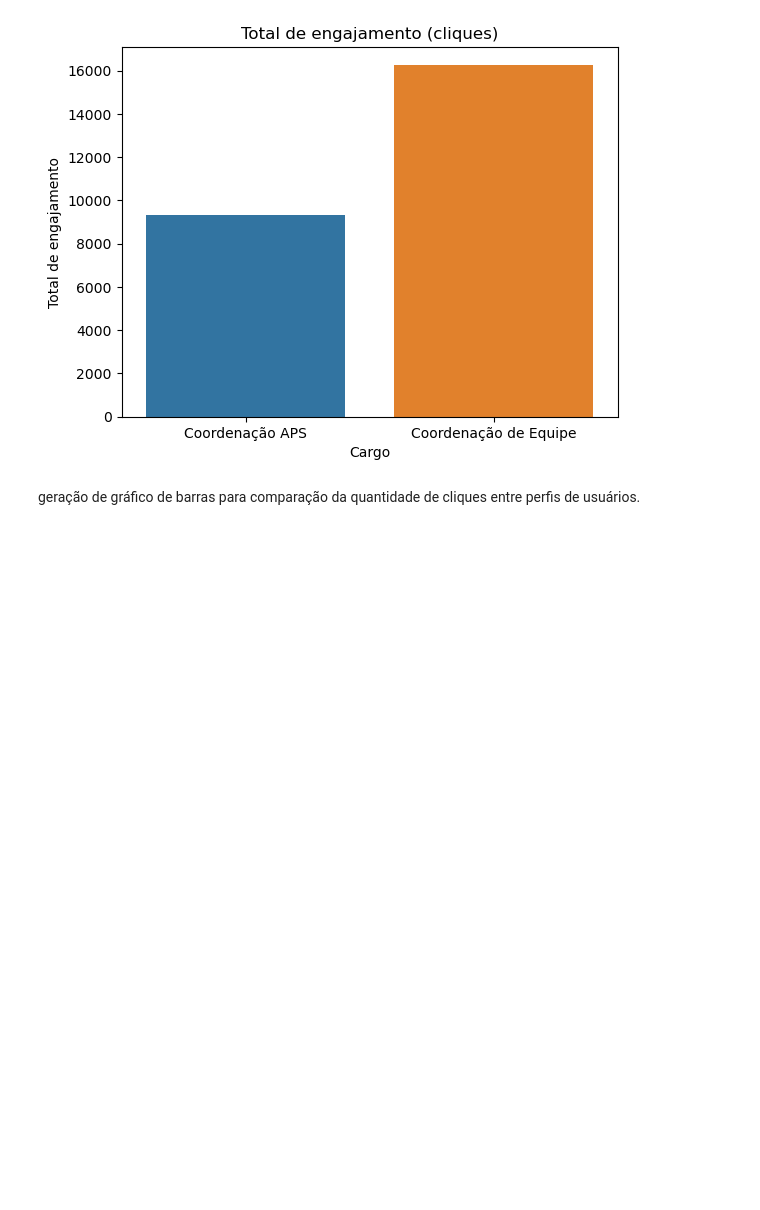
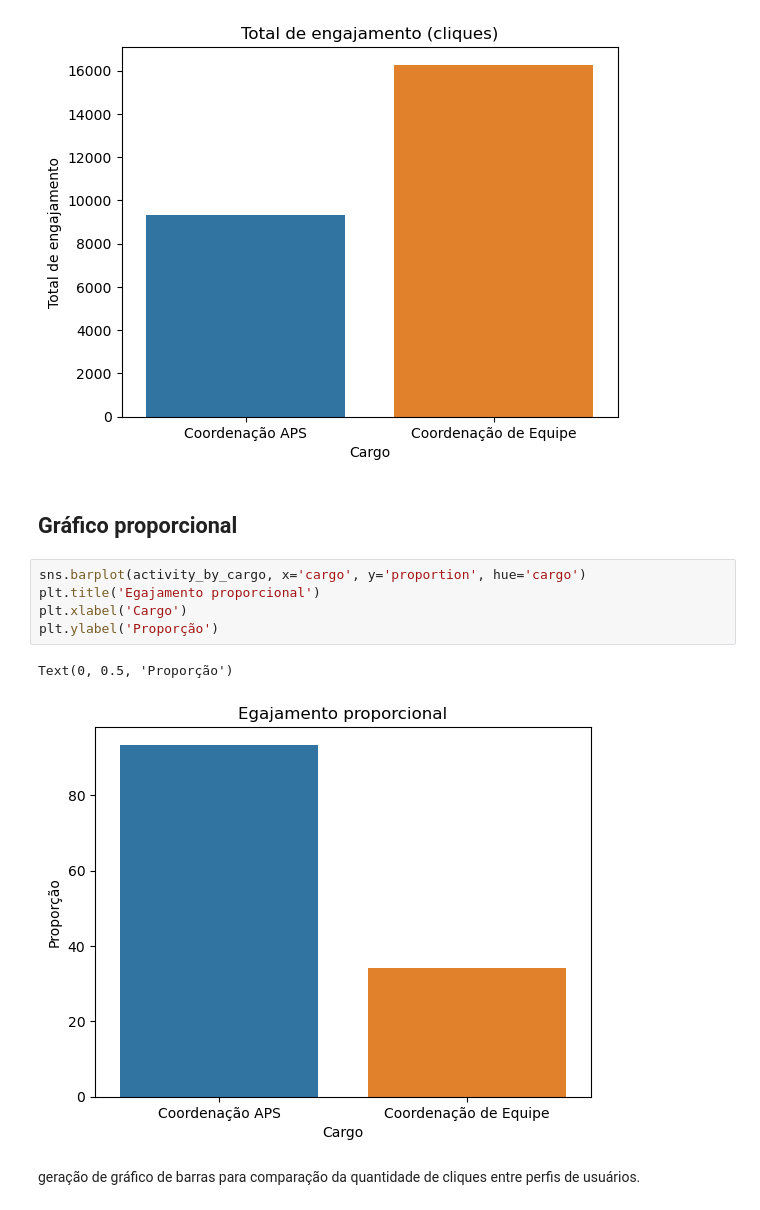
Before and after one commit to Danilosauro/Data-Analysis---Impulso-Gov, a Jupyter notebook: DATA_ANALYSIS.ipynb, the cells around one changed output. Saved outputs shown, nothing was run; the diff lists cells and outputs as text; blank space fills up the shorter version.

```diff
--- a/DATA_ANALYSIS.ipynb
+++ b/DATA_ANALYSIS.ipynb
@@ -304,6 +382,16 @@ plt.ylabel('Total de engajamento')
 # %% [output]
 Text(0, 0.5, 'Total de engajamento')
 [figure]
+# %% [markdown]
+## **Gráfico proporcional**
+# %%
+sns.barplot(activity_by_cargo, x='cargo', y='proportion', hue='cargo')
+plt.title('Egajamento proporcional')
+plt.xlabel('Cargo')
+plt.ylabel('Proporção')
+# %% [output]
+Text(0, 0.5, 'Proporção')
+[figure, added]
 # %% [markdown]
 geração de gráfico de barras para comparação da quantidade de cliques entre perfis de usuários.
 # %% [markdown]
```
Also changed, not shown: parts of 35 cells of this notebook.
